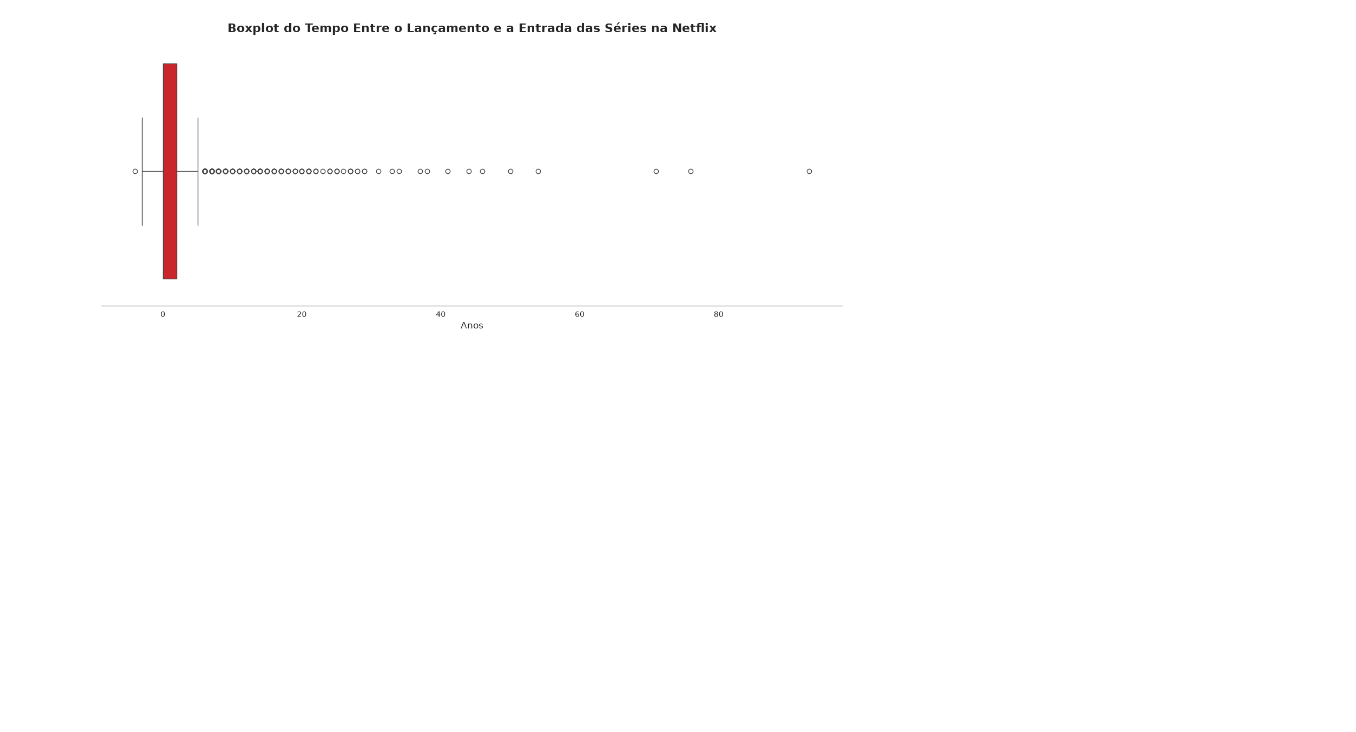
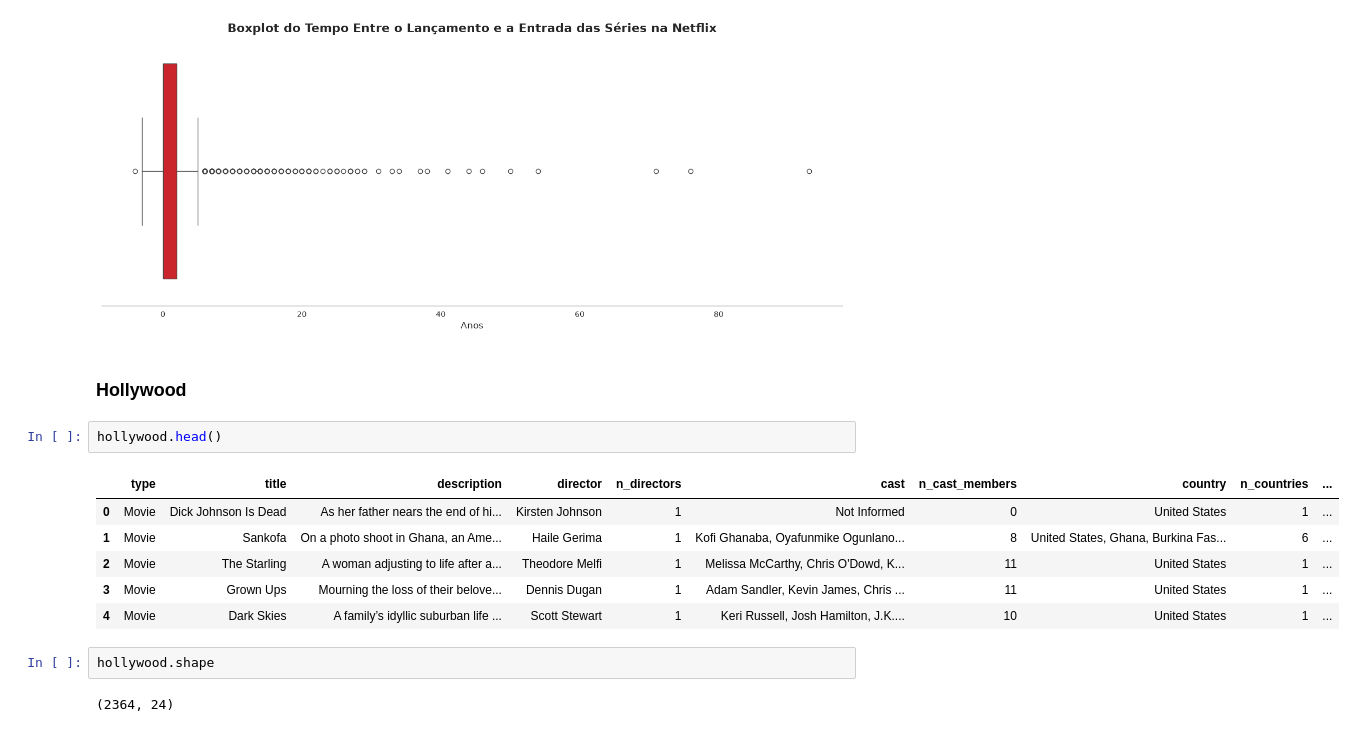
Before and after one commit to thiagoishie/netflix, a Jupyter notebook: notebooks/ETL_EDA.ipynb, the cells around one changed output. Saved outputs shown, nothing was run; the diff lists cells and outputs as text; blank space fills up the shorter version.

```diff
--- a/notebooks/ETL_EDA.ipynb
+++ b/notebooks/ETL_EDA.ipynb
@@ -1596,3 +1599,18 @@ plt.tight_layout()
 plt.show()
 # %% [output]
 [figure]
+# %% [markdown]
+### Hollywood
+# %%
+hollywood.head()
+# %% [output]
+|  | type | title | description | director | n_directors | cast | n_cast_members | country | n_countries | ... |
+| 0 | Movie | Dick Johnson Is Dead | As her father nears the end of hi... | Kirsten Johnson | 1 | Not Informed | 0 | United States | 1 | ... |
+| 1 | Movie | Sankofa | On a photo shoot in Ghana, an Ame... | Haile Gerima | 1 | Kofi Ghanaba, Oyafunmike Ogunlano... | 8 | United States, Ghana, Burkina Fas... | 6 | ... |
+| 2 | Movie | The Starling | A woman adjusting to life after a... | Theodore Melfi | 1 | Melissa McCarthy, Chris O'Dowd, K... | 11 | United States | 1 | ... |
+| 3 | Movie | Grown Ups | Mourning the loss of their belove... | Dennis Dugan | 1 | Adam Sandler, Kevin James, Chris ... | 11 | United States | 1 | ... |
+| 4 | Movie | Dark Skies | A family’s idyllic suburban life ... | Scott Stewart | 1 | Keri Russell, Josh Hamilton, J.K.... | 10 | United States | 1 | ... |
+# %%
+hollywood.shape
+# %% [output]
+(2364, 24)
```
Also changed, not shown: parts of 12 cells of this notebook, 2 other files.
